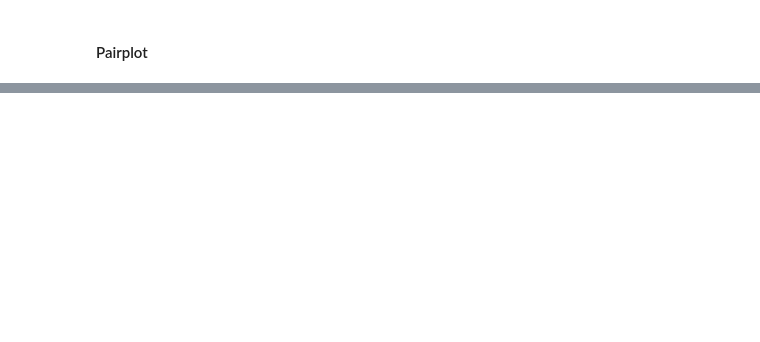
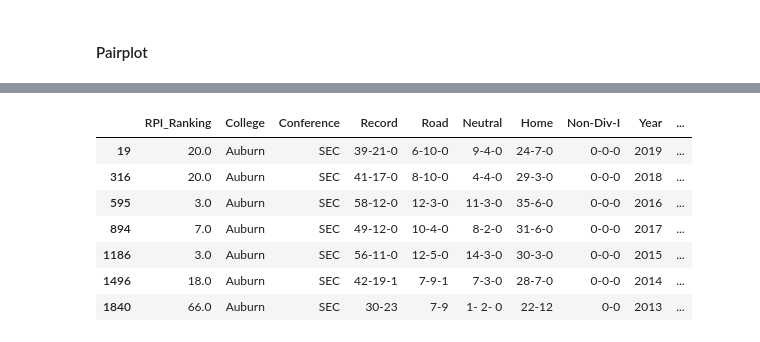
Before and after one commit to koeunlim/Capstone_Softball, a Jupyter notebook: 03_NCAA_Softball_EDA.ipynb, the cells around one changed output, grey strips where cells are left out. Cells and saved outputs as stored; diff of their text form; code cells hidden in the pictures; blank space fills up the shorter version.

```diff
--- a/03_NCAA_Softball_EDA.ipynb
+++ b/03_NCAA_Softball_EDA.ipynb
@@ -99,0 +137,11 @@ corr_sorted[abs(corr_sorted)>0.6].dropna()
+# %%
+df_ext[df_ext.College == 'Auburn']
+# %% [output]
+|  | RPI_Ranking | College | Conference | Record | Road | Neutral | Home | Non-Div-I | Year | ... |
+| 19 | 20.0 | Auburn | SEC | 39-21-0 | 6-10-0 | 9-4-0 | 24-7-0 | 0-0-0 | 2019 | ... |
+| 316 | 20.0 | Auburn | SEC | 41-17-0 | 8-10-0 | 4-4-0 | 29-3-0 | 0-0-0 | 2018 | ... |
+| 595 | 3.0 | Auburn | SEC | 58-12-0 | 12-3-0 | 11-3-0 | 35-6-0 | 0-0-0 | 2016 | ... |
+| 894 | 7.0 | Auburn | SEC | 49-12-0 | 10-4-0 | 8-2-0 | 31-6-0 | 0-0-0 | 2017 | ... |
+| 1186 | 3.0 | Auburn | SEC | 56-11-0 | 12-5-0 | 14-3-0 | 30-3-0 | 0-0-0 | 2015 | ... |
+| 1496 | 18.0 | Auburn | SEC | 42-19-1 | 7-9-1 | 7-3-0 | 28-7-0 | 0-0-0 | 2014 | ... |
+| 1840 | 66.0 | Auburn | SEC | 30-23 | 7-9 | 1- 2- 0 | 22-12 | 0-0 | 2013 | ... |
```
Also changed, not shown: parts of 10 cells of this notebook, 14 other files.
